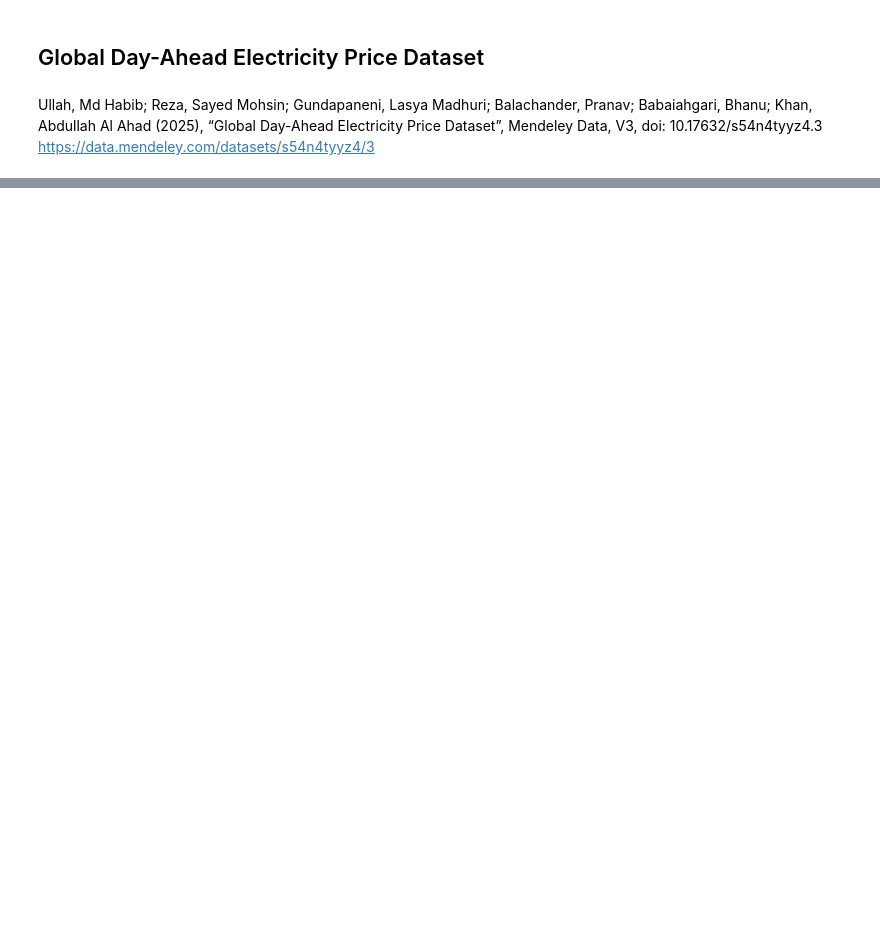
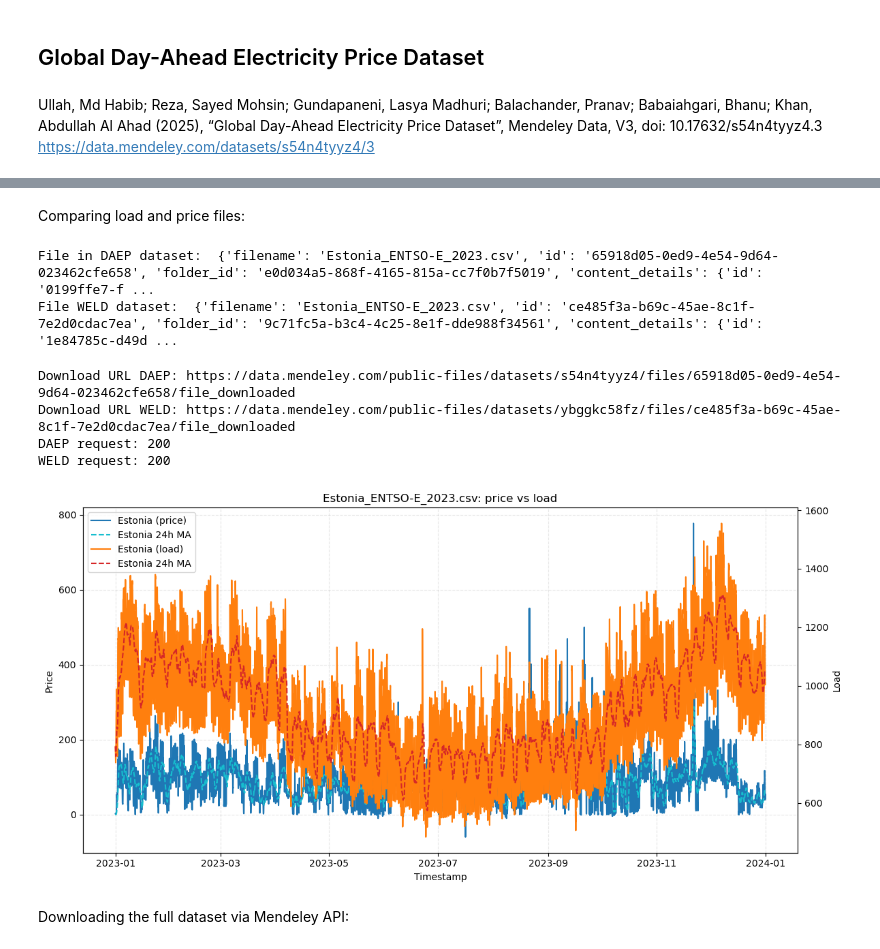
Before and after one commit to reddgr/energy-price-forecasting-for-power-grids, a Jupyter notebook: notebooks/mendeley_dataset_files_download.ipynb, the cells around one changed output, grey strips where cells are left out. Drawn from its saved outputs; the diff is of its cells as text; code cells hidden in the pictures; blank space fills up the shorter version.

```diff
--- a/notebooks/mendeley_dataset_files_download.ipynb
+++ b/notebooks/mendeley_dataset_files_download.ipynb
@@ -226,8 +229,8 @@ Saved file list to ..\pkl\weld\0_daep_files_list.pkl
 Ullah, Md Habib; Reza, Sayed Mohsin; Gundapaneni, Lasya Madhuri; Balachander, Pranav; Babaiahgari, Bhanu; Khan, Abdullah Al Ahad (2025), “Global Day-Ahead Electricity Price Dataset”, Mendeley Data, V3, doi: 10.17632/s54n4tyyz4.3
 https://data.mendeley.com/datasets/s54n4tyyz4/3
 # %%
-DATASET_ID = "ybggkc58fz"
-DATASET_VERSION = "1"
+DATASET_ID = "s54n4tyyz4"
+DATASET_VERSION = "3"
 
 TOKEN_URL = "https://api.mendeley.com/oauth/token"
 DATASET_URL = f"https://api.mendeley.com/datasets/{DATASET_ID}"
@@ -254,10 +257,10 @@ dataset_resp.raise_for_status()
 print(dataset_resp.json()["name"], '\n')
 print(textwrap.fill(dataset_resp.json()["description"], width=120))
 
-data = dataset_resp.json()
+daep_data = dataset_resp.json()
 
-print("\nNumber_of_files:", len(data.get("files", [])), "\n")
+print("\nNumber_of_files:", len(daep_data.get("files", [])), "\n")
 
-files = data.get("files", [])
-preview_names = ", ".join(file["filename"] for file in files[:26]) + "..."
+daep_files = daep_data.get("files", [])
+preview_names = ", ".join(file["filename"] for file in daep_files[:26]) + "..."
 print(textwrap.fill(preview_names, width=120))
@@ -263,0 +317,66 @@ print(textwrap.fill(preview_names, width=120))
+# %% [markdown]
+Comparing load and price files:
+# %%
+filename = "Estonia_ENTSO-E_2023.csv"
+daep_file = next(item for item in daep_files if item["filename"] == filename)
+print('File in DAEP dataset: ', daep_file)
+weld_file = next(item for item in weld_files if item["filename"] == filename)
+print('File WELD dataset: ',weld_file)
+# %% [output]
+File in DAEP dataset:  {'filename': 'Estonia_ENTSO-E_2023.csv', 'id': '65918d05-0ed9-4e54-9d64-023462cfe658', 'folder_id': 'e0d034a5-868f-4165-815a-cc7f0b7f5019', 'content_details': {'id': '0199ffe7-f ...
+File WELD dataset:  {'filename': 'Estonia_ENTSO-E_2023.csv', 'id': 'ce485f3a-b69c-45ae-8c1f-7e2d0cdac7ea', 'folder_id': '9c71fc5a-b3c4-4c25-8e1f-dde988f34561', 'content_details': {'id': '1e84785c-d49d ...
+# %%
+daep_content = daep_file.get("content_details", {})
+download_url_daep = daep_content.get("download_url")
+
+weld_content = weld_file.get("content_details", {})
+download_url_weld = weld_content.get("download_url")
+print("Download URL DAEP:", download_url_daep)
+print("Download URL WELD:", download_url_weld)
+
+r_daep = requests.get(download_url_daep, stream=True, timeout=10)
+print("DAEP request:", r_daep.status_code)
+r_weld = requests.get(download_url_weld, stream=True, timeout=10)
+print("WELD request:", r_weld.status_code)
+
+plot_df_daep = pd.read_csv(BytesIO(r_daep.content))
+plot_df_daep["Timestamp"] = pd.to_datetime(plot_df_daep["Timestamp"], errors="coerce")
+
+plot_df_weld = pd.read_csv(BytesIO(r_weld.content))
+plot_df_weld["Timestamp"] = pd.to_datetime(plot_df_weld["Timestamp"], errors="coerce")
+
+price_col = plot_df_daep.select_dtypes(include="number").columns[0]
+load_col = plot_df_weld.select_dtypes(include="number").columns[0]
+
+ma_price_col = f"{price_col}_MA24"
+plot_df_daep[ma_price_col] = plot_df_daep[price_col].rolling(window=24, min_periods=1).mean()
+
+ma_load_col = f"{load_col}_MA24"
+plot_df_weld[ma_load_col] = plot_df_weld[load_col].rolling(window=24, min_periods=1).mean()
+
+fig, ax_price = plt.subplots(figsize=(12, 6))
+line_price, = ax_price.plot(plot_df_daep["Timestamp"], plot_df_daep[price_col], color="tab:blue", label=f"{price_col} (price)")
+line_price_ma, = ax_price.plot(plot_df_daep["Timestamp"], plot_df_daep[ma_price_col], color="tab:cyan", linestyle="--", label=f"{price_col} 24h MA")
+ax_price.set_ylabel("Price")
+
+ax_load = ax_price.twinx()
+line_load, = ax_load.plot(plot_df_weld["Timestamp"], plot_df_weld[load_col], color="tab:orange", label=f"{load_col} (load)")
+line_load_ma, = ax_load.plot(plot_df_weld["Timestamp"], plot_df_weld[ma_load_col], color="tab:red", linestyle="--", label=f"{load_col} 24h MA")
+ax_load.set_ylabel("Load")
+
+ax_price.set_title(f"{filename}: price vs load")
+ax_price.set_xlabel("Timestamp")
+ax_price.grid(True, linestyle="--", alpha=0.3)
+
+lines = [line_price, line_price_ma, line_load, line_load_ma]
+ax_price.legend(lines, [line.get_label() for line in lines], loc="best")
+
+plt.tight_layout()
+# %% [output]
+Download URL DAEP: https://data.mendeley.com/public-files/datasets/s54n4tyyz4/files/65918d05-0ed9-4e54-9d64-023462cfe658/file_downloaded
+Download URL WELD: https://data.mendeley.com/public-files/datasets/ybggkc58fz/files/ce485f3a-b69c-45ae-8c1f-7e2d0cdac7ea/file_downloaded
+DAEP request: 200
+WELD request: 200
+[figure, added]
+# %% [markdown]
+Downloading the full dataset via Mendeley API:
```
Also changed, not shown: parts of 8 cells of this notebook.
